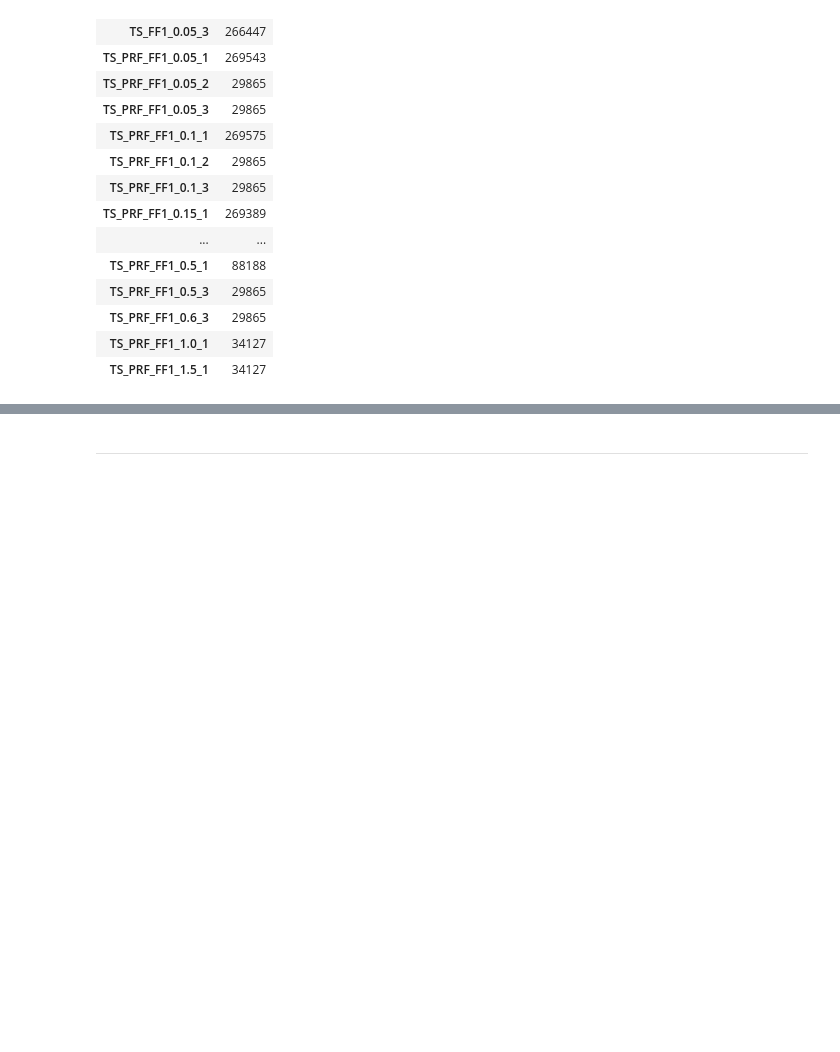
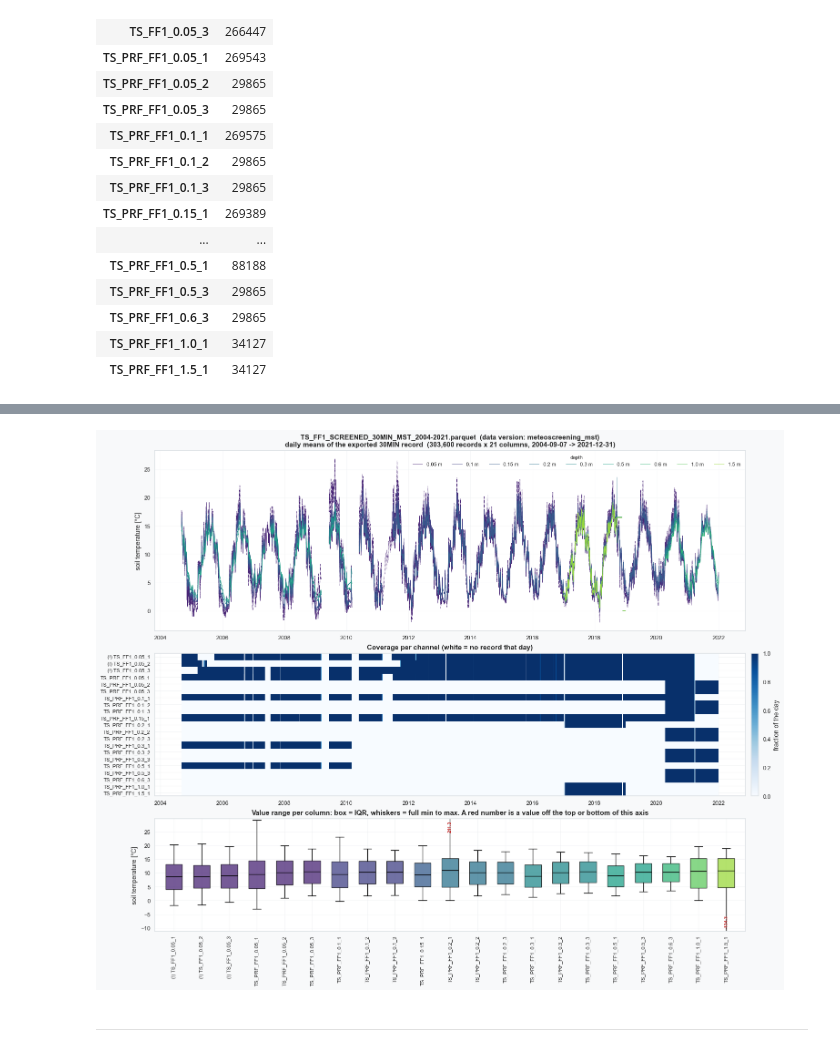
Before and after one commit to holukas/dataset_ch-lae_flux_product, a Jupyter notebook: workflow/10_METEO/30_PRODUCTS/TS_FF1_SCREENED_30MIN_2004-2025.ipynb, the cells around one changed output, grey strips where cells are left out. Saved outputs shown, nothing was run; the diff lists cells and outputs as text; code cells hidden in the pictures; blank space fills up the shorter version.

```diff
--- a/workflow/10_METEO/30_PRODUCTS/TS_FF1_SCREENED_30MIN_2004-2025.ipynb
+++ b/workflow/10_METEO/30_PRODUCTS/TS_FF1_SCREENED_30MIN_2004-2025.ipynb
@@ -536,3 +685,9 @@ Written mst parquet verified.
+# %%
+plot_written_file(_mst_written,
+                  title=f'{MST_OUTNAME}.parquet  (data version: {MST_DATA_VERSION})',
+                  flag_channels=set(MST_CHANNELS) & set(CHANNELS))
+# %% [output]
+[figure, added]
 # %% [markdown]
 ***
 # %% [markdown]
```
Also changed, not shown: parts of 12 cells of this notebook, 2 other files.
